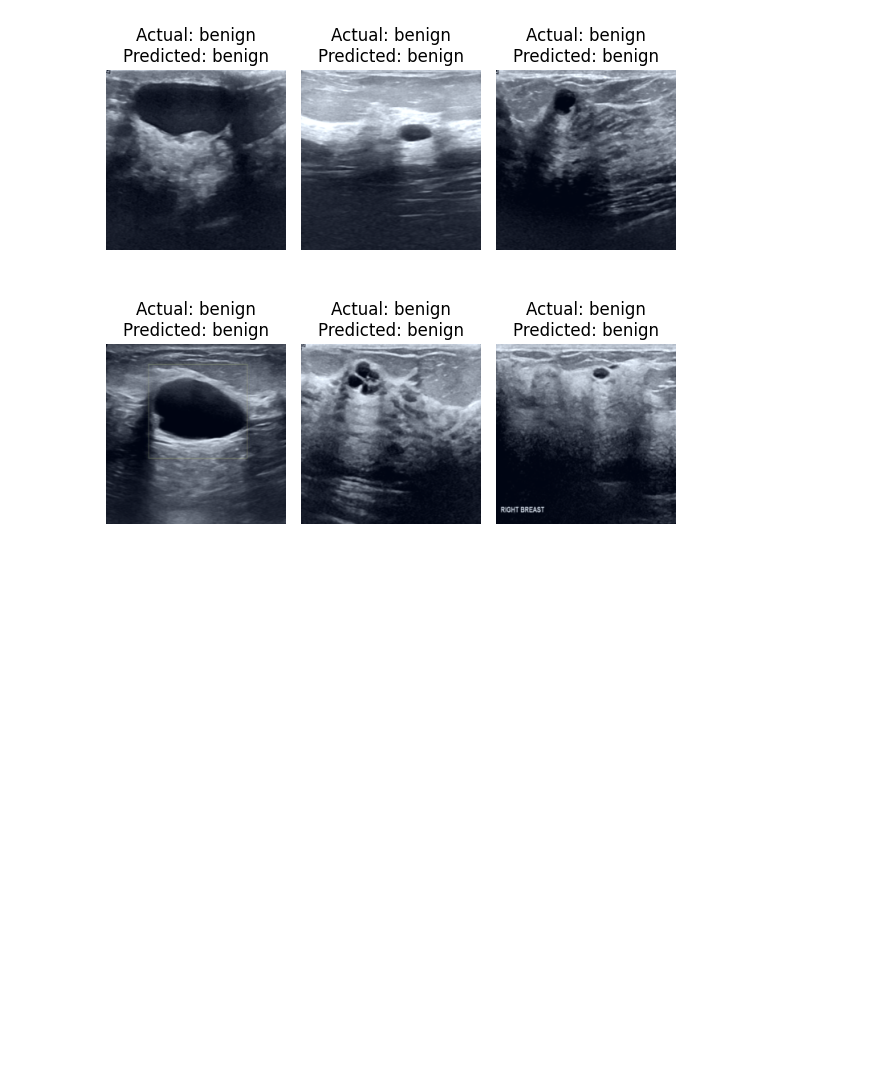
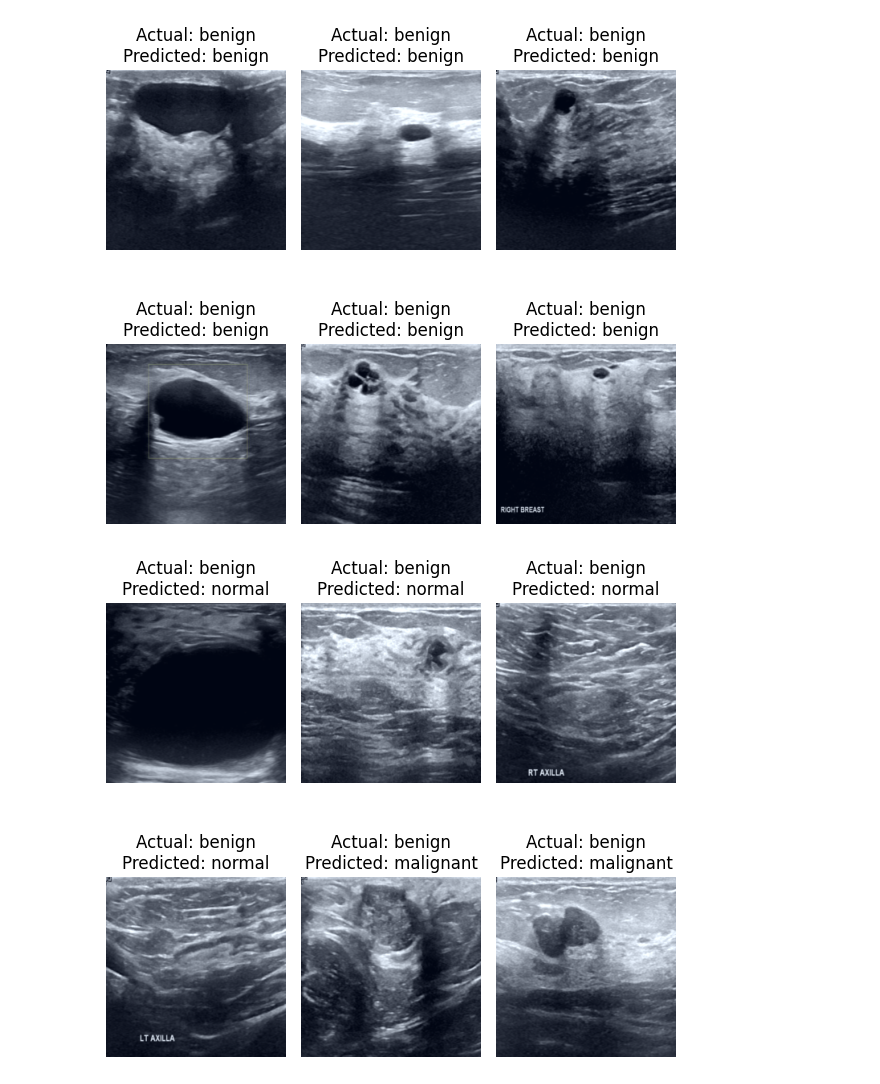
Before and after one commit to Prosper-Nekekpemi/Breast-Cancer-Imaging-Classification, a Jupyter notebook: Breast_Cancer_Image_Classification.ipynb, the cells around one changed output. Drawn from its saved outputs; the diff is of its cells as text; code cells hidden in the pictures; blank space fills up the shorter version.

```diff
--- a/Breast_Cancer_Image_Classification.ipynb
+++ b/Breast_Cancer_Image_Classification.ipynb
@@ -312,3 +312,15 @@ def plot_actual_vs_predicted(images, actuals, predictions, class_names, num_imag
 plot_actual_vs_predicted(images_list, true_labels, predictions, class_names, num_images=6)
 # %% [output]
 [figure]
+# %%
+# Get indices of misclassified samples
+misclassified_idx = np.where(np.array(predictions) != np.array(true_labels))[0]
+
+# Visualize only misclassified samples
+plot_actual_vs_predicted([images_list[i] for i in misclassified_idx],
+                         [true_labels[i] for i in misclassified_idx],
+                         [predictions[i] for i in misclassified_idx],
+                         class_names,
+                         num_images=6)
+# %% [output]
+[figure, added]
```
